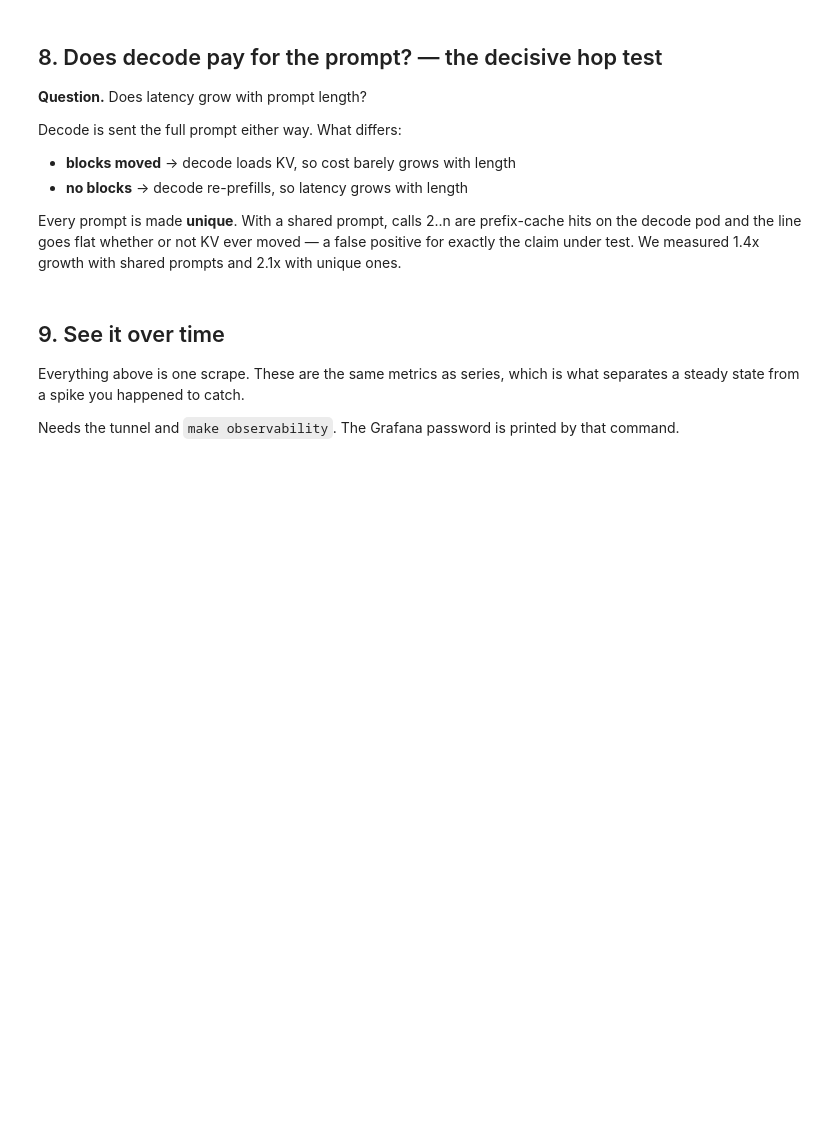
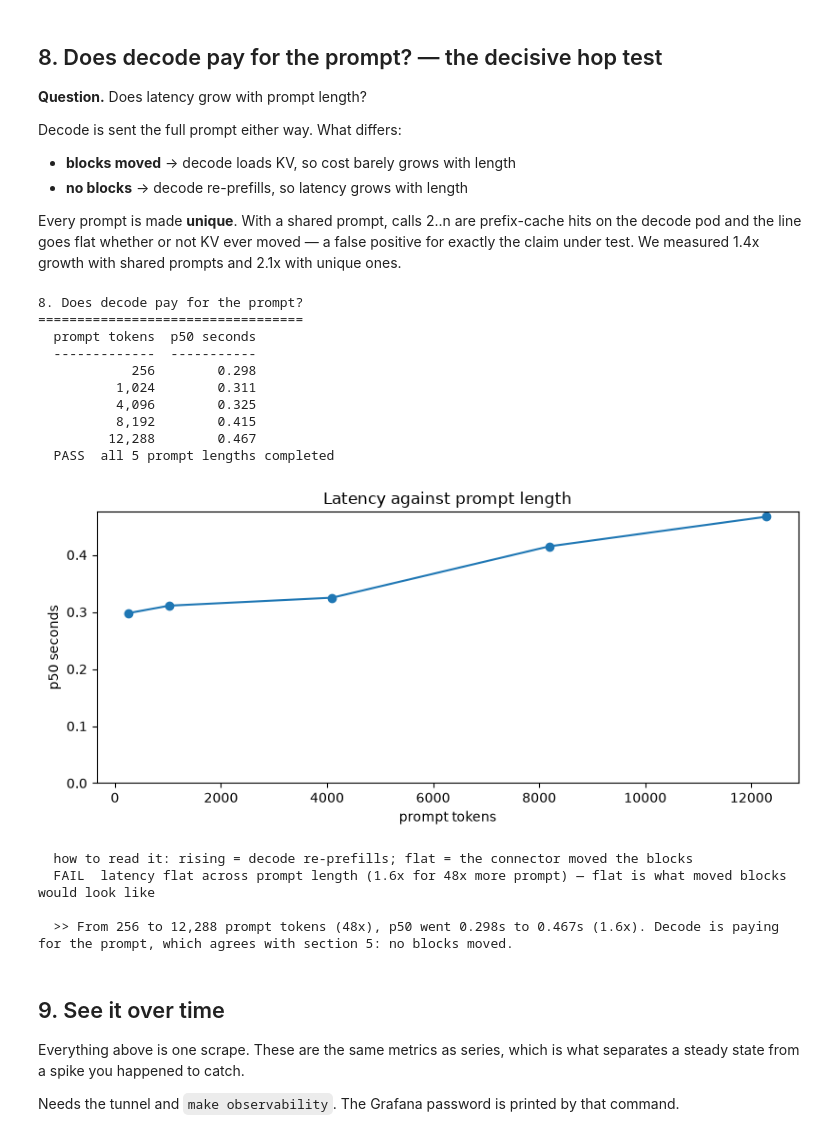
Before and after one commit to harshuljain13/Dodona, a Jupyter notebook: benchmarking/notebook/01-sanity.ipynb, the cells around one changed output. Saved outputs shown, nothing was run; the diff lists cells and outputs as text; code cells hidden in the pictures; blank space fills up the shorter version.

```diff
--- a/benchmarking/notebook/01-sanity.ipynb
+++ b/benchmarking/notebook/01-sanity.ipynb
@@ -303,36 +438,56 @@ ever moved — a false positive for exactly the claim under test. We measured
 # %%
 report.heading('8. Does decode pay for the prompt?')
 LENGTHS = [256, 1024, 4096, 8192, 12288]
 points, dropped = [], []
 for n_tok in LENGTHS:
     cluster.last_error = None
     s = cluster.sample(filler(n_tok) + '\n\nReply with the single word: ok',
                        n=3, max_tokens=8, warmup=1, unique=True)
     (points if s else dropped).append(
         (n_tok, percentile(s, .5)) if s else (n_tok, cluster.last_error or 'no samples'))
 
 report.table(['prompt tokens', 'p50 seconds'],
              [[f'{n:,}', f'{v:.3f}'] for n, v in points])
 report.verdict(not dropped, f'all {len(LENGTHS)} prompt lengths completed')
 for n_tok, why in dropped:
     report.text(f'{n_tok:,} tokens DROPPED — {why}')
 
 if len(points) >= 2:
     report.line('Latency against prompt length', [p[0] for p in points],
                 {'p50 seconds': [p[1] for p in points]},
                 xlabel='prompt tokens', ylabel='p50 seconds',
                 note='rising = decode re-prefills; flat = the connector moved the blocks')
     growth = points[-1][1] / max(points[0][1], 1e-6)
     span   = points[-1][0] / max(points[0][0], 1)
-    report.verdict(growth < span / 4,
-                   f'latency grew {growth:.1f}x while the prompt grew {span:.0f}x')
+    # span/4 was ~12x here, which nothing could fail. If blocks moved, decode
+    # loads KV instead of computing it and the curve is near flat — so the
+    # threshold has to be near 1, not a fraction of the span.
+    report.verdict(growth < 1.2,
+                   f'latency flat across prompt length ({growth:.1f}x for {span:.0f}x '
+                   'more prompt) — flat is what moved blocks would look like')
     report.conclusion(
         f'From {points[0][0]:,} to {points[-1][0]:,} prompt tokens ({span:.0f}x), p50 went '
         f'{points[0][1]:.3f}s to {points[-1][1]:.3f}s ({growth:.1f}x). '
         + ('Decode is paying for the prompt, which agrees with section 5: no blocks moved.'
-           if growth > 1.5 else
+           if growth > 1.2 else
            'Nearly flat, which would mean decode is not recomputing — cross-check '
            'against section 5 before believing it.'))
+# %% [output]
+8. Does decode pay for the prompt?
+==================================
+  prompt tokens  p50 seconds
+  -------------  -----------
+            256        0.298
+          1,024        0.311
+          4,096        0.325
+          8,192        0.415
+         12,288        0.467
+  PASS  all 5 prompt lengths completed
+[figure, added]
+  how to read it: rising = decode re-prefills; flat = the connector moved the blocks
+  FAIL  latency flat across prompt length (1.6x for 48x more prompt) — flat is what moved blocks would look like
+
+  >> From 256 to 12,288 prompt tokens (48x), p50 went 0.298s to 0.467s (1.6x). Decode is paying for the prompt, which agrees with section 5: no blocks moved.
 # %% [markdown]
 ## 9. See it over time
 
```
Also changed, not shown: parts of 10 cells of this notebook, 2 other files.
